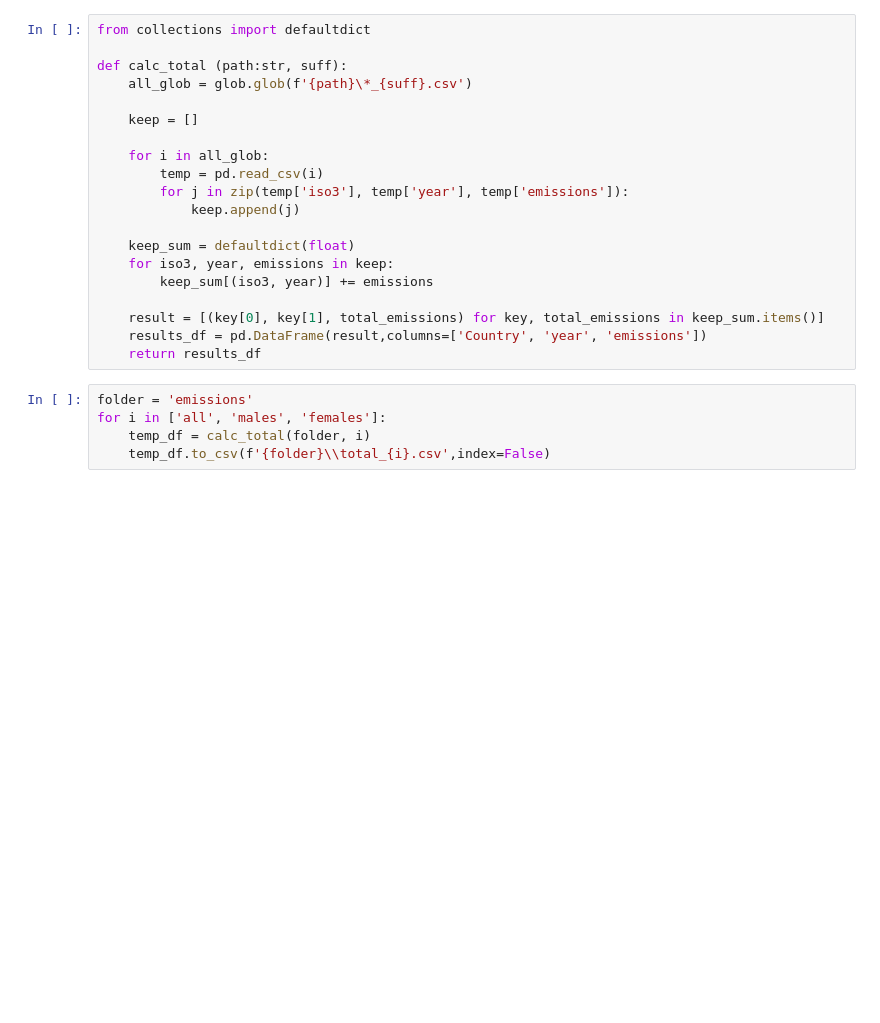
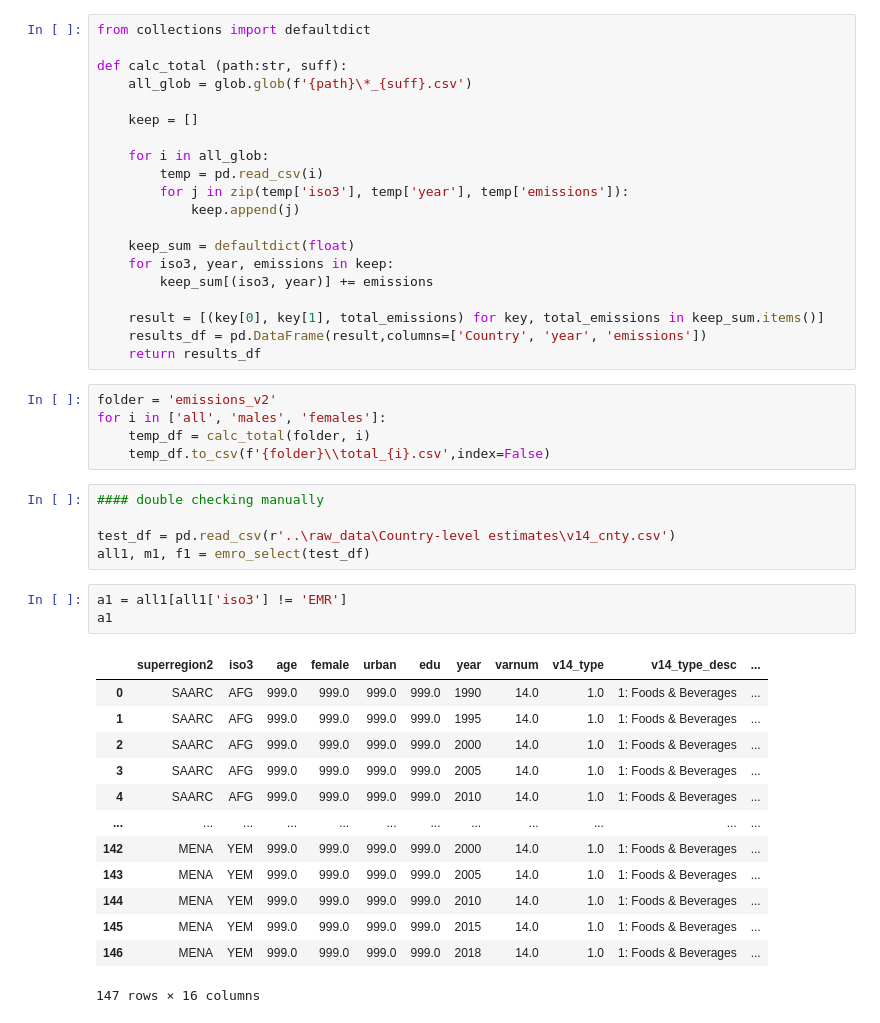
Before and after one commit to iMaatin/climate_change, a Jupyter notebook: co2_calc/emissions.ipynb, the cells around one changed output. Saved outputs shown, nothing was run; the diff lists cells and outputs as text; blank space fills up the shorter version.

```diff
--- a/co2_calc/emissions.ipynb
+++ b/co2_calc/emissions.ipynb
@@ -143,7 +169,29 @@ def calc_total (path:str, suff):
     results_df = pd.DataFrame(result,columns=['Country', 'year', 'emissions'])
     return results_df
 # %%
-folder = 'emissions'
+folder = 'emissions_v2'
 for i in ['all', 'males', 'females']:
     temp_df = calc_total(folder, i)
     temp_df.to_csv(f'{folder}\\total_{i}.csv',index=False)
+# %%
+#### double checking manually
+
+test_df = pd.read_csv(r'..\raw_data\Country-level estimates\v14_cnty.csv')
+all1, m1, f1 = emro_select(test_df)
+# %%
+a1 = all1[all1['iso3'] != 'EMR']
+a1
+# %% [output]
+|  | superregion2 | iso3 | age | female | urban | edu | year | varnum | v14_type | v14_type_desc | ... |
+| 0 | SAARC | AFG | 999.0 | 999.0 | 999.0 | 999.0 | 1990 | 14.0 | 1.0 | 1: Foods & Beverages | ... |
+| 1 | SAARC | AFG | 999.0 | 999.0 | 999.0 | 999.0 | 1995 | 14.0 | 1.0 | 1: Foods & Beverages | ... |
+| 2 | SAARC | AFG | 999.0 | 999.0 | 999.0 | 999.0 | 2000 | 14.0 | 1.0 | 1: Foods & Beverages | ... |
+| 3 | SAARC | AFG | 999.0 | 999.0 | 999.0 | 999.0 | 2005 | 14.0 | 1.0 | 1: Foods & Beverages | ... |
+| 4 | SAARC | AFG | 999.0 | 999.0 | 999.0 | 999.0 | 2010 | 14.0 | 1.0 | 1: Foods & Beverages | ... |
+| ... | ... | ... | ... | ... | ... | ... | ... | ... | ... | ... | ... |
+| 142 | MENA | YEM | 999.0 | 999.0 | 999.0 | 999.0 | 2000 | 14.0 | 1.0 | 1: Foods & Beverages | ... |
+| 143 | MENA | YEM | 999.0 | 999.0 | 999.0 | 999.0 | 2005 | 14.0 | 1.0 | 1: Foods & Beverages | ... |
+| 144 | MENA | YEM | 999.0 | 999.0 | 999.0 | 999.0 | 2010 | 14.0 | 1.0 | 1: Foods & Beverages | ... |
+| 145 | MENA | YEM | 999.0 | 999.0 | 999.0 | 999.0 | 2015 | 14.0 | 1.0 | 1: Foods & Beverages | ... |
+| 146 | MENA | YEM | 999.0 | 999.0 | 999.0 | 999.0 | 2018 | 14.0 | 1.0 | 1: Foods & Beverages | ... |
+147 rows × 16 columns
```
Also changed, not shown: parts of 5 cells of this notebook, 51 other files.
